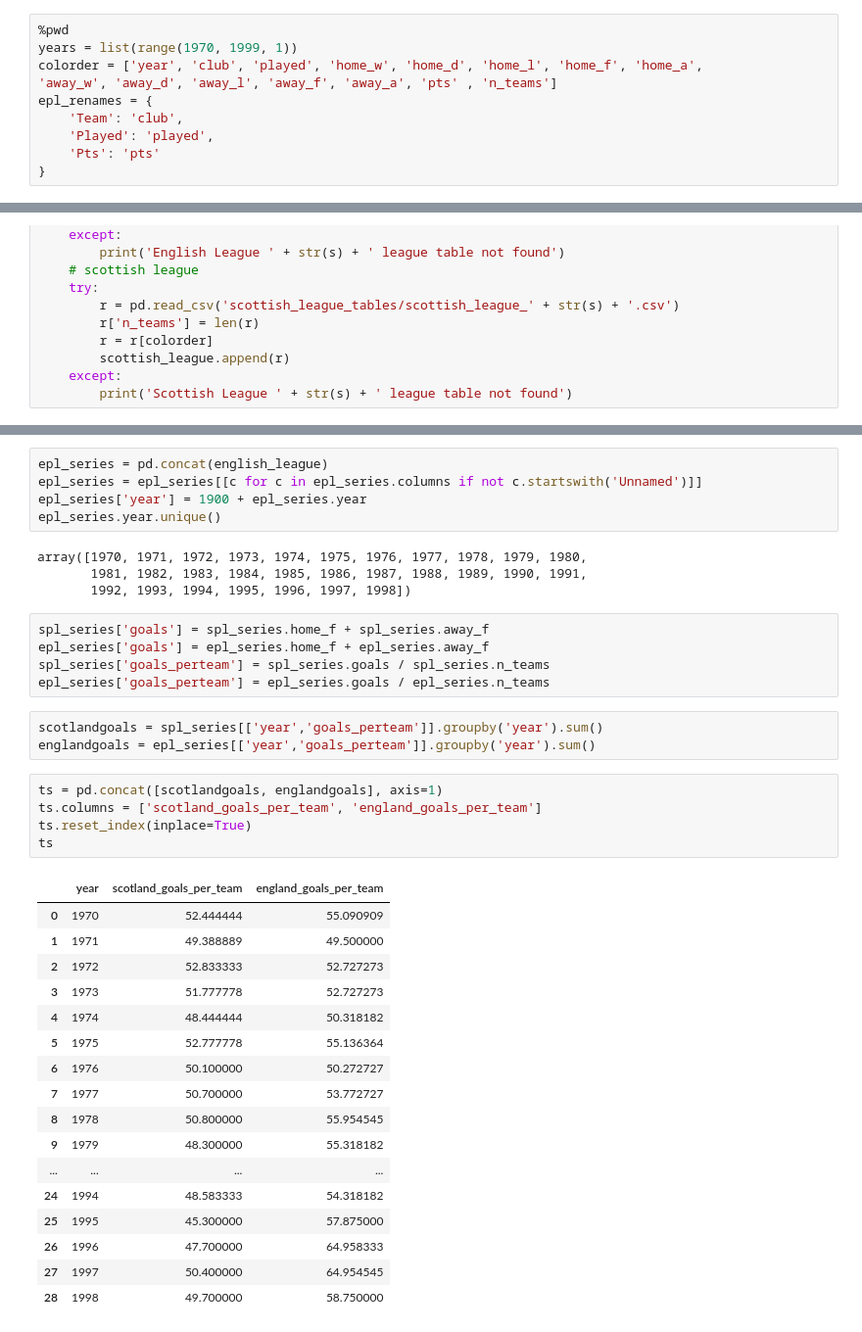
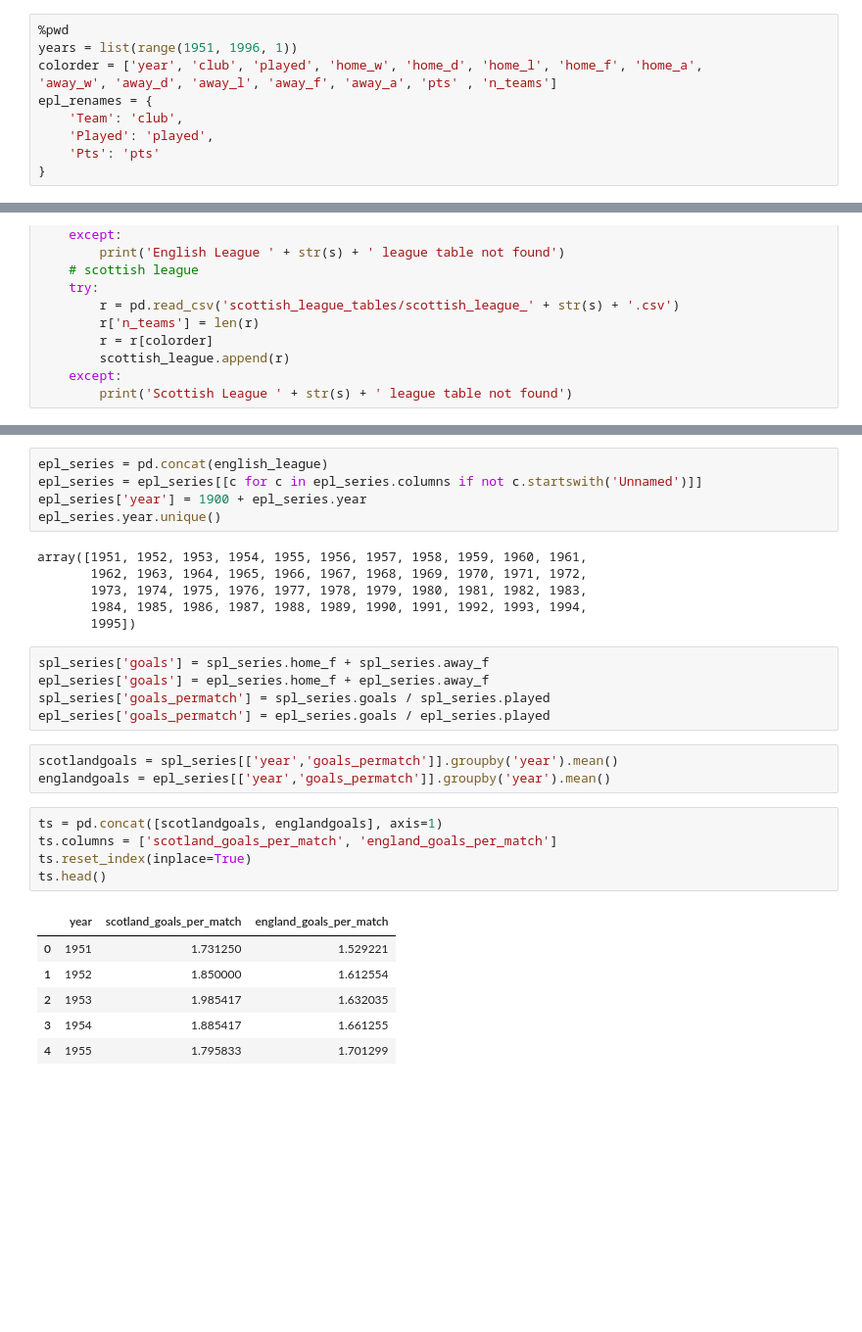
Before and after one commit to apoorvalal/league-tables-scraper, a Jupyter notebook: 1_eda.ipynb, the cells around one changed output, grey strips where cells are left out. Shown: that part at 98% size. Drawn from its saved outputs; the diff is of its cells as text; blank space fills up the shorter version.

```diff
--- a/1_eda.ipynb
+++ b/1_eda.ipynb
@@ -20,7 +20,7 @@ from IPython.core.interactiveshell import InteractiveShell
 InteractiveShell.ast_node_interactivity = 'all'
 # %%
 %pwd
-years = list(range(1970, 1999, 1))
+years = list(range(1951, 1996, 1))
 colorder = ['year', 'club', 'played', 'home_w', 'home_d', 'home_l', 'home_f', 'home_a',
 'away_w', 'away_d', 'away_l', 'away_f', 'away_a', 'pts' , 'n_teams']
 epl_renames = {
@@ -68,39 +68,30 @@ epl_series = epl_series[[c for c in epl_series.columns if not c.startswith('Unna
 epl_series['year'] = 1900 + epl_series.year
 epl_series.year.unique()
 # %% [output]
-array([1970, 1971, 1972, 1973, 1974, 1975, 1976, 1977, 1978, 1979, 1980,
-       1981, 1982, 1983, 1984, 1985, 1986, 1987, 1988, 1989, 1990, 1991,
-       1992, 1993, 1994, 1995, 1996, 1997, 1998])
+array([1951, 1952, 1953, 1954, 1955, 1956, 1957, 1958, 1959, 1960, 1961,
+       1962, 1963, 1964, 1965, 1966, 1967, 1968, 1969, 1970, 1971, 1972,
+       1973, 1974, 1975, 1976, 1977, 1978, 1979, 1980, 1981, 1982, 1983,
+       1984, 1985, 1986, 1987, 1988, 1989, 1990, 1991, 1992, 1993, 1994,
+       1995])
 # %%
 spl_series['goals'] = spl_series.home_f + spl_series.away_f
 epl_series['goals'] = epl_series.home_f + epl_series.away_f
-spl_series['goals_perteam'] = spl_series.goals / spl_series.n_teams
-epl_series['goals_perteam'] = epl_series.goals / epl_series.n_teams
+spl_series['goals_permatch'] = spl_series.goals / spl_series.played
+epl_series['goals_permatch'] = epl_series.goals / epl_series.played
 # %%
-scotlandgoals = spl_series[['year','goals_perteam']].groupby('year').sum()
-englandgoals = epl_series[['year','goals_perteam']].groupby('year').sum()
+scotlandgoals = spl_series[['year','goals_permatch']].groupby('year').mean()
+englandgoals = epl_series[['year','goals_permatch']].groupby('year').mean()
 # %%
 ts = pd.concat([scotlandgoals, englandgoals], axis=1)
-ts.columns = ['scotland_goals_per_team', 'england_goals_per_team']
+ts.columns = ['scotland_goals_per_match', 'england_goals_per_match']
 ts.reset_index(inplace=True)
-ts
+ts.head()
 # %% [output]
-|  | year | scotland_goals_per_team | england_goals_per_team |
-| 0 | 1970 | 52.444444 | 55.090909 |
-| 1 | 1971 | 49.388889 | 49.500000 |
-| 2 | 1972 | 52.833333 | 52.727273 |
-| 3 | 1973 | 51.777778 | 52.727273 |
-| 4 | 1974 | 48.444444 | 50.318182 |
-| 5 | 1975 | 52.777778 | 55.136364 |
-| 6 | 1976 | 50.100000 | 50.272727 |
-| 7 | 1977 | 50.700000 | 53.772727 |
-| 8 | 1978 | 50.800000 | 55.954545 |
-| 9 | 1979 | 48.300000 | 55.318182 |
-| ... | ... | ... | ... |
-| 24 | 1994 | 48.583333 | 54.318182 |
-| 25 | 1995 | 45.300000 | 57.875000 |
-| 26 | 1996 | 47.700000 | 64.958333 |
-| 27 | 1997 | 50.400000 | 64.954545 |
-| 28 | 1998 | 49.700000 | 58.750000 |
+|  | year | scotland_goals_per_match | england_goals_per_match |
+| 0 | 1951 | 1.731250 | 1.529221 |
+| 1 | 1952 | 1.850000 | 1.612554 |
+| 2 | 1953 | 1.985417 | 1.632035 |
+| 3 | 1954 | 1.885417 | 1.661255 |
+| 4 | 1955 | 1.795833 | 1.701299 |
 # %%
 ggplot(ts, aes(x='year')) +\
```
Also changed, not shown: parts of 2 cells of this notebook.
